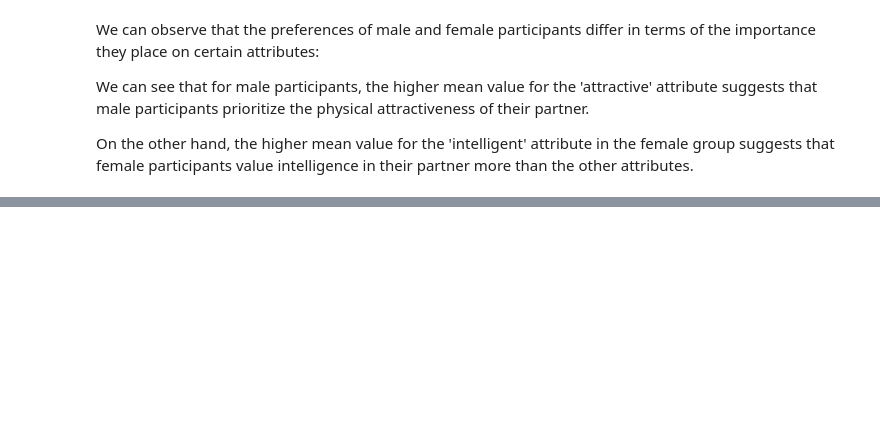
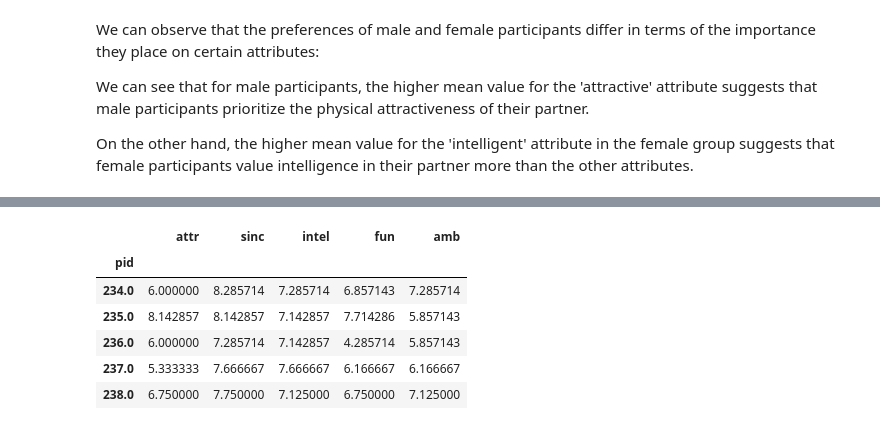
Before and after one commit to vchhauv/speed-dating, a Jupyter notebook: speed_dating.ipynb, the cells around one changed output, grey strips where cells are left out. Saved outputs shown, nothing was run; the diff lists cells and outputs as text; code cells hidden in the pictures; blank space fills up the shorter version.

```diff
--- a/speed_dating.ipynb
+++ b/speed_dating.ipynb
@@ -139,0 +174,15 @@ On the other hand, the higher mean value for the 'intelligent' attribute in the
+# %%
+perceived_values = df[["pid", "attr", "sinc", "intel", "fun", "amb"]]
+is_in_perceived_values = perceived_values['pid'].isin(own_values['iid'])
+perceived_values = perceived_values[is_in_perceived_values]
+perceived_values = perceived_values.dropna(subset=perceived_values.columns.difference(['pid']))
+perceived_values = perceived_values.groupby("pid").mean()
+perceived_values.head()
+# %% [output]
+|  | attr | sinc | intel | fun | amb |
+| pid |  |  |  |  |  |
+| 234.0 | 6.000000 | 8.285714 | 7.285714 | 6.857143 | 7.285714 |
+| 235.0 | 8.142857 | 8.142857 | 7.142857 | 7.714286 | 5.857143 |
+| 236.0 | 6.000000 | 7.285714 | 7.142857 | 4.285714 | 5.857143 |
+| 237.0 | 5.333333 | 7.666667 | 7.666667 | 6.166667 | 6.166667 |
+| 238.0 | 6.750000 | 7.750000 | 7.125000 | 6.750000 | 7.125000 |
```
Also changed, not shown: parts of 8 cells of this notebook.
